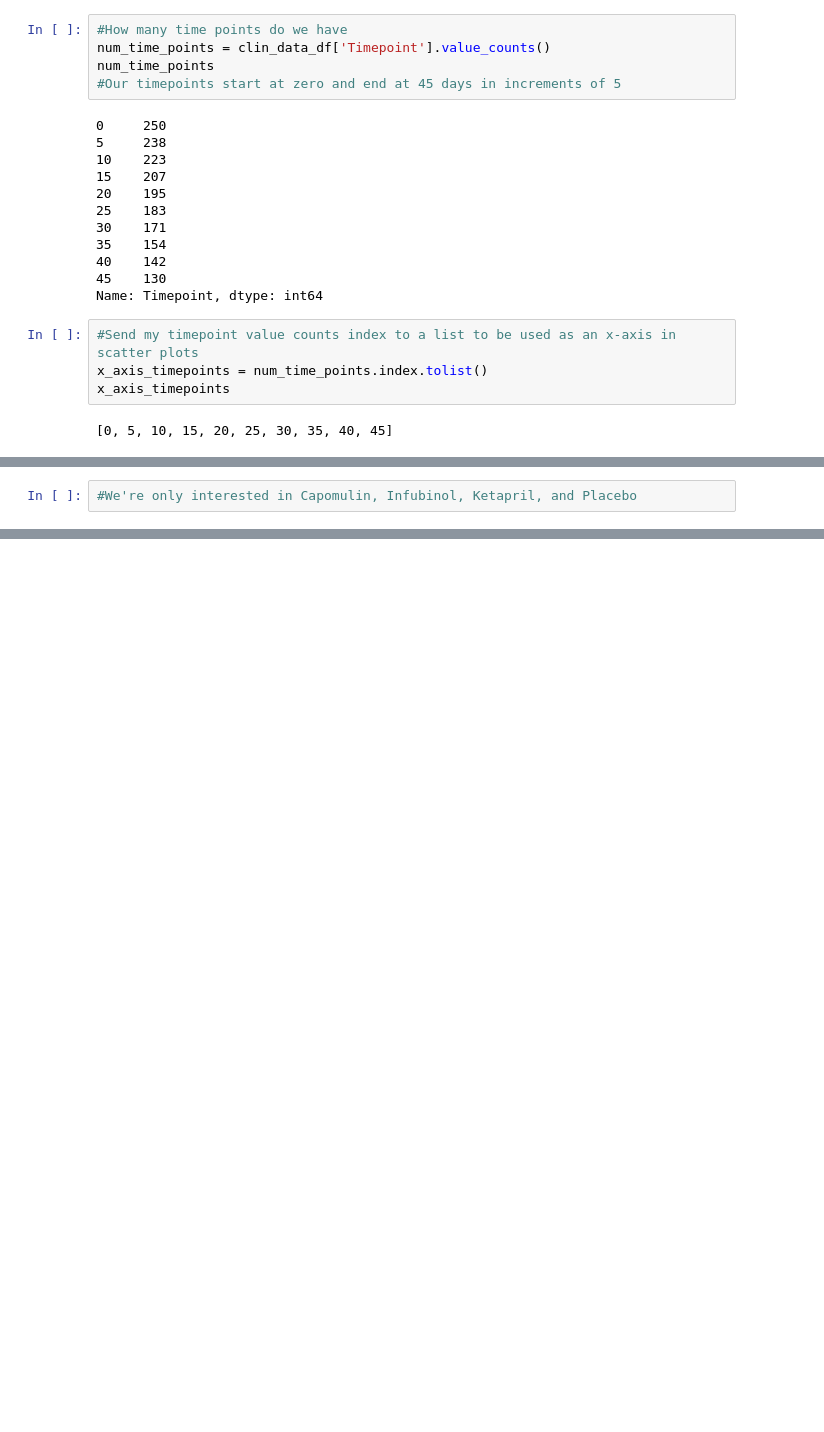
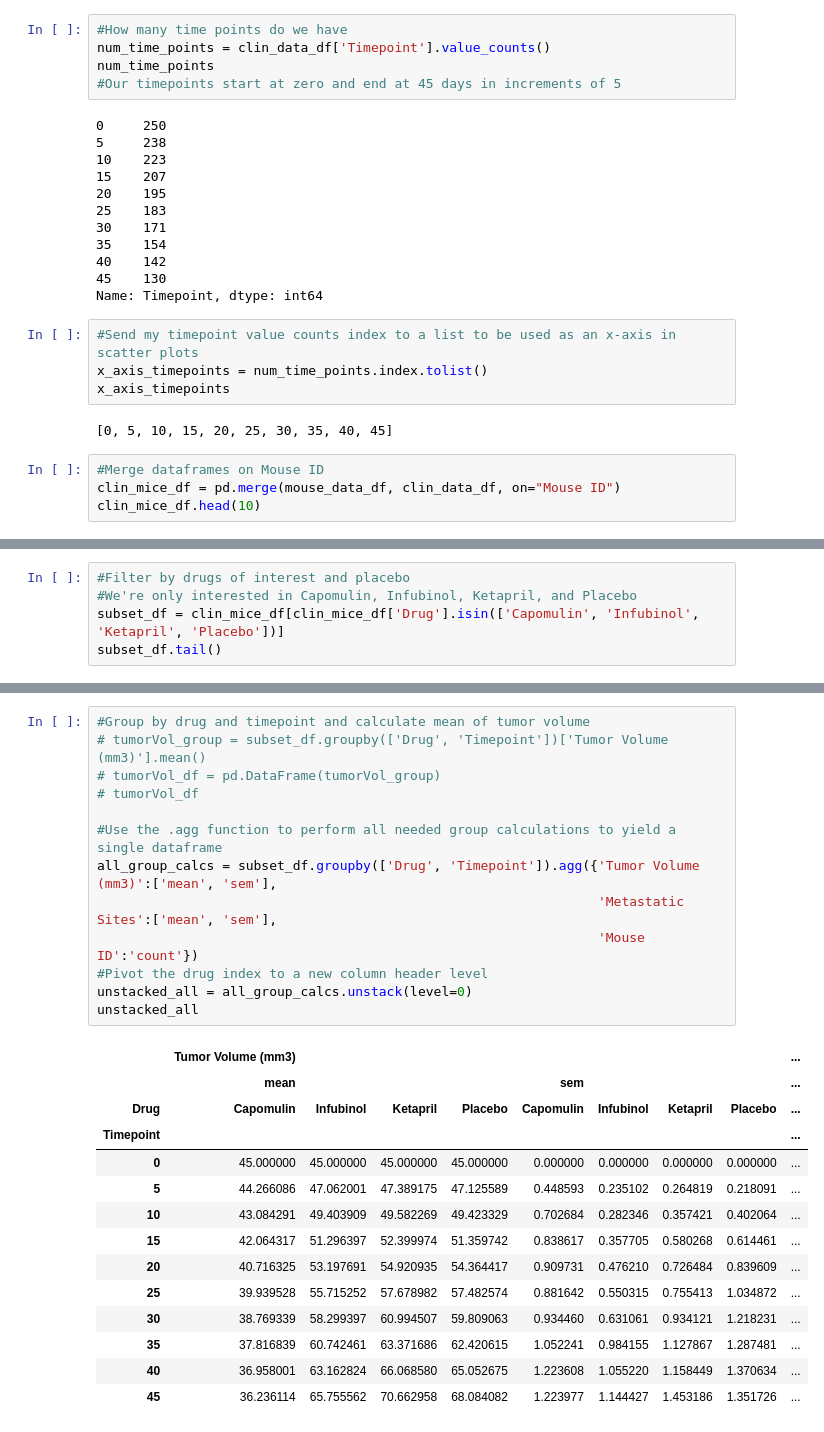
Before and after one commit to bman511/Pymaceuticals, a Jupyter notebook: pymaceuticals.ipynb, the cells around one changed output, grey strips where cells are left out. Saved outputs shown, nothing was run; the diff lists cells and outputs as text; blank space fills up the shorter version.

Commit message:
worked on completing data frames

```diff
--- a/pymaceuticals.ipynb
+++ b/pymaceuticals.ipynb
@@ -92,3 +92,7 @@ x_axis_timepoints = num_time_points.index.tolist()
 x_axis_timepoints
 # %% [output]
 [0, 5, 10, 15, 20, 25, 30, 35, 40, 45]
+# %%
+#Merge dataframes on Mouse ID
+clin_mice_df = pd.merge(mouse_data_df, clin_data_df, on="Mouse ID")
+clin_mice_df.head(10)
@@ -95,2 +111,5 @@ x_axis_timepoints
 # %%
+#Filter by drugs of interest and placebo
 #We're only interested in Capomulin, Infubinol, Ketapril, and Placebo
+subset_df = clin_mice_df[clin_mice_df['Drug'].isin(['Capomulin', 'Infubinol', 'Ketapril', 'Placebo'])]
+subset_df.tail()
@@ -96,0 +123,28 @@ x_axis_timepoints
+# %%
+#Group by drug and timepoint and calculate mean of tumor volume
+# tumorVol_group = subset_df.groupby(['Drug', 'Timepoint'])['Tumor Volume (mm3)'].mean()
+# tumorVol_df = pd.DataFrame(tumorVol_group)
+# tumorVol_df
+
+#Use the .agg function to perform all needed group calculations to yield a single dataframe
+all_group_calcs = subset_df.groupby(['Drug', 'Timepoint']).agg({'Tumor Volume (mm3)':['mean', 'sem'],
+                                                                'Metastatic Sites':['mean', 'sem'],
+                                                                'Mouse ID':'count'})
+#Pivot the drug index to a new column header level
+unstacked_all = all_group_calcs.unstack(level=0)
+unstacked_all
+# %% [output]
+|  | Tumor Volume (mm3) |  |  |  |  |  |  |  | ... |
+|  | mean |  |  |  | sem |  |  |  | ... |
+| Drug | Capomulin | Infubinol | Ketapril | Placebo | Capomulin | Infubinol | Ketapril | Placebo | ... |
+| Timepoint |  |  |  |  |  |  |  |  | ... |
+| 0 | 45.000000 | 45.000000 | 45.000000 | 45.000000 | 0.000000 | 0.000000 | 0.000000 | 0.000000 | ... |
+| 5 | 44.266086 | 47.062001 | 47.389175 | 47.125589 | 0.448593 | 0.235102 | 0.264819 | 0.218091 | ... |
+| 10 | 43.084291 | 49.403909 | 49.582269 | 49.423329 | 0.702684 | 0.282346 | 0.357421 | 0.402064 | ... |
+| 15 | 42.064317 | 51.296397 | 52.399974 | 51.359742 | 0.838617 | 0.357705 | 0.580268 | 0.614461 | ... |
+| 20 | 40.716325 | 53.197691 | 54.920935 | 54.364417 | 0.909731 | 0.476210 | 0.726484 | 0.839609 | ... |
+| 25 | 39.939528 | 55.715252 | 57.678982 | 57.482574 | 0.881642 | 0.550315 | 0.755413 | 1.034872 | ... |
+| 30 | 38.769339 | 58.299397 | 60.994507 | 59.809063 | 0.934460 | 0.631061 | 0.934121 | 1.218231 | ... |
+| 35 | 37.816839 | 60.742461 | 63.371686 | 62.420615 | 1.052241 | 0.984155 | 1.127867 | 1.287481 | ... |
+| 40 | 36.958001 | 63.162824 | 66.068580 | 65.052675 | 1.223608 | 1.055220 | 1.158449 | 1.370634 | ... |
+| 45 | 36.236114 | 65.755562 | 70.662958 | 68.084082 | 1.223977 | 1.144427 | 1.453186 | 1.351726 | ... |
```
Also changed, not shown: parts of 7 cells of this notebook.
